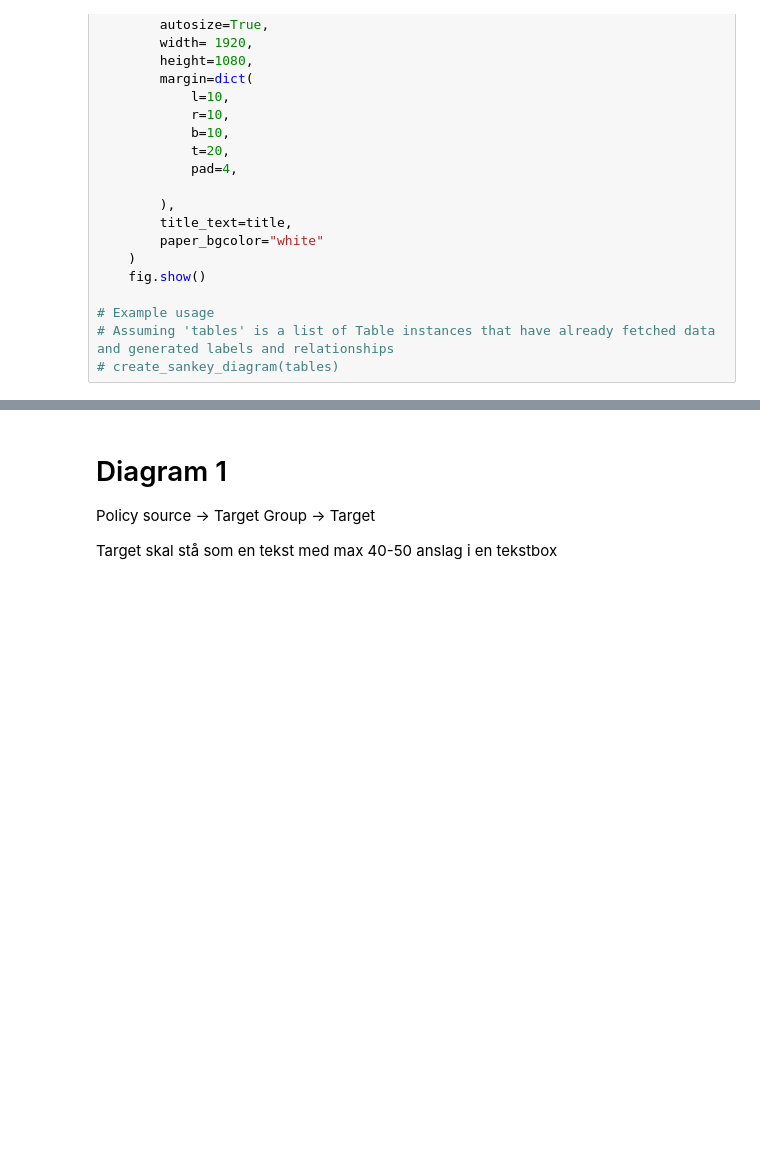
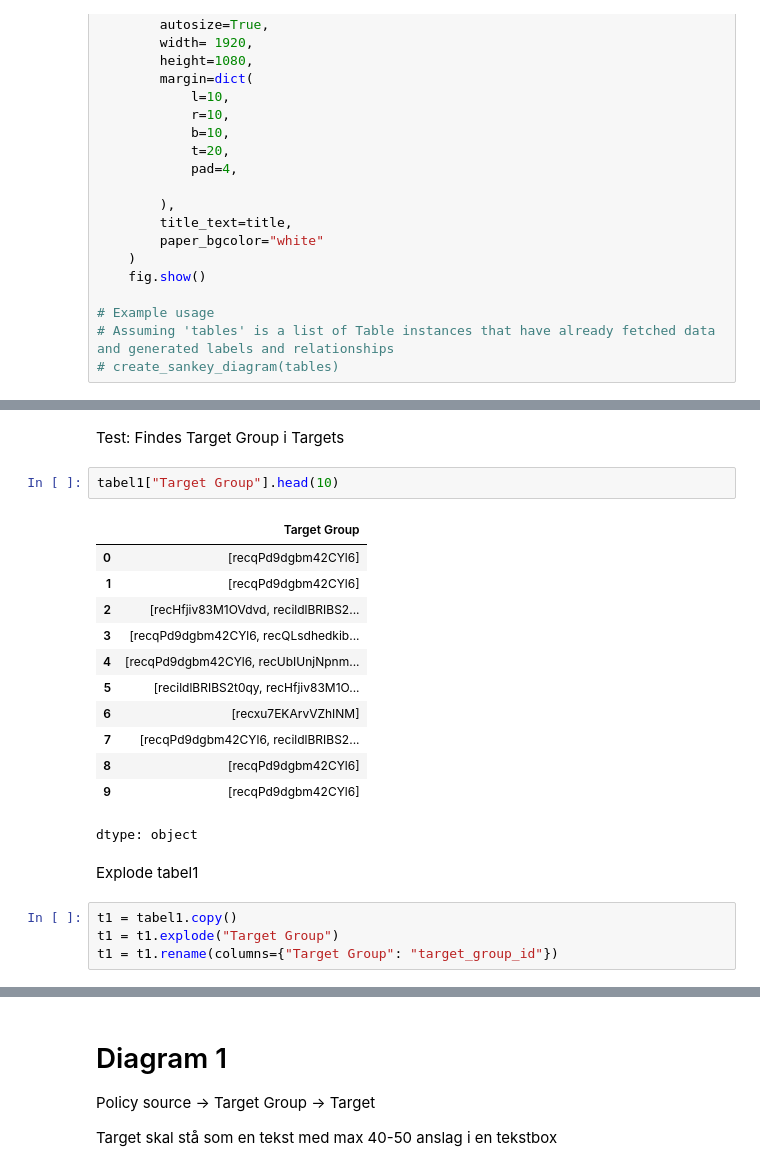
Before and after one commit to Esbern/Sankey-diagrams, a Jupyter notebook: genneral sankey.ipynb, the cells around one changed output, grey strips where cells are left out. Drawn from its saved outputs; the diff is of its cells as text; blank space fills up the shorter version.

Commit message:
Tabeller enkeltvis

```diff
--- a/genneral sankey.ipynb
+++ b/genneral sankey.ipynb
@@ -209,0 +223,23 @@ display(tabel2.head())
+# %% [markdown]
+Test: Findes Target Group i Targets
+# %%
+tabel1["Target Group"].head(10)
+# %% [output]
+|  | Target Group |
+| 0 | [recqPd9dgbm42CYl6] |
+| 1 | [recqPd9dgbm42CYl6] |
+| 2 | [recHfjiv83M1OVdvd, recildlBRIBS2... |
+| 3 | [recqPd9dgbm42CYl6, recQLsdhedkib... |
+| 4 | [recqPd9dgbm42CYl6, recUbIUnjNpnm... |
+| 5 | [recildlBRIBS2t0qy, recHfjiv83M1O... |
+| 6 | [recxu7EKArvVZhINM] |
+| 7 | [recqPd9dgbm42CYl6, recildlBRIBS2... |
+| 8 | [recqPd9dgbm42CYl6] |
+| 9 | [recqPd9dgbm42CYl6] |
+dtype: object
+# %% [markdown]
+Explode tabel1
+# %%
+t1 = tabel1.copy()
+t1 = t1.explode("Target Group")
+t1 = t1.rename(columns={"Target Group": "target_group_id"})
```
Also changed, not shown: parts of 17 cells of this notebook.
